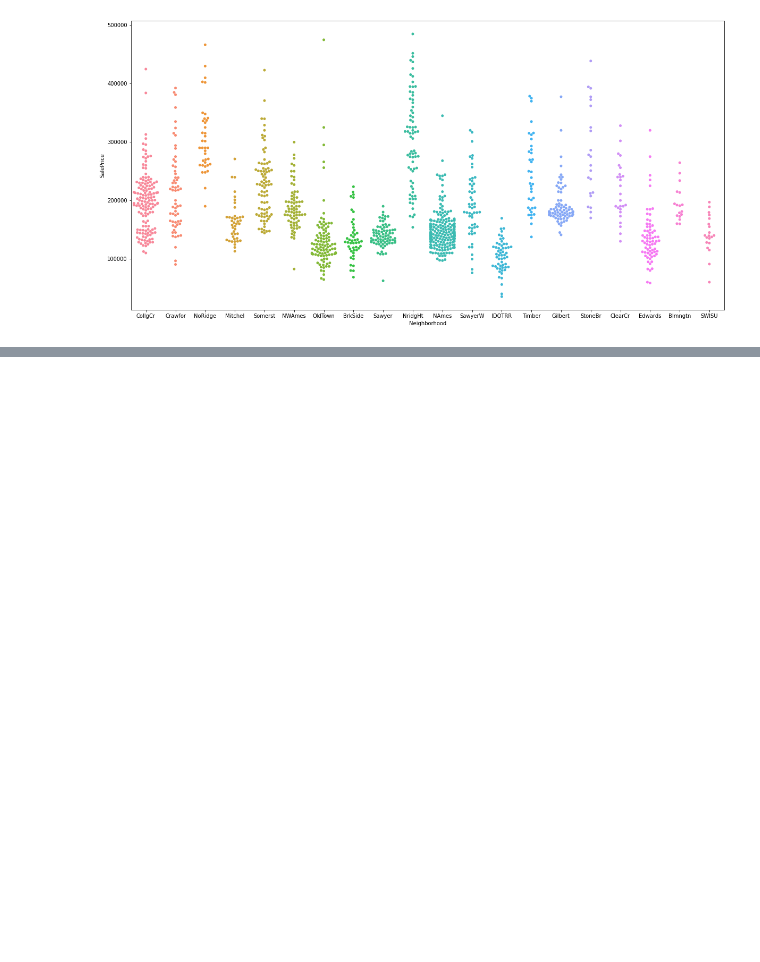
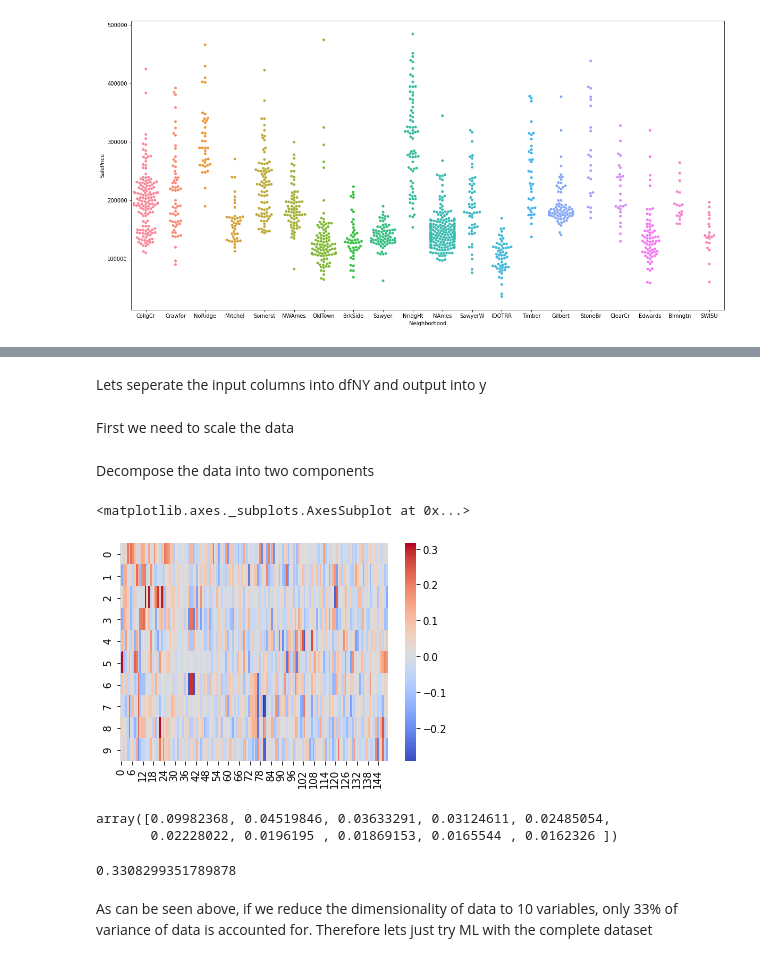
Before and after one commit to janjuatest/Kaggle, a Jupyter notebook: HousingPrices.ipynb, the cells around one changed output, grey strips where cells are left out. Cells and saved outputs as stored; diff of their text form; code cells hidden in the pictures; blank space fills up the shorter version.

```diff
--- a/HousingPrices.ipynb
+++ b/HousingPrices.ipynb
@@ -1172,0 +1221,2 @@ df=pd.get_dummies(df,columns=['Neighborhood'],drop_first=True)
+# %%
+df=pd.get_dummies(df,columns=['BldgType'],drop_first=True)
@@ -1172,0 +1251,34 @@ df=pd.get_dummies(df,columns=['Neighborhood'],drop_first=True)
+# %%
+dfNY=df.drop(columns=['SalePrice'])
+# %% [markdown]
+Lets seperate the input columns into dfNY and output into y
+# %%
+from sklearn.preprocessing import StandardScaler
+scaler=StandardScaler()
+scaler.fit(dfNY)
+scaled_df=scaler.transform(dfNY)
+# %% [markdown]
+First we need to scale the data
+# %%
+from sklearn.decomposition import PCA
+pca=PCA(n_components=10)
+pca.fit(scaled_df)
+df_pca=pca.transform(scaled_df)
+# %% [markdown]
+Decompose the data into two components
+# %%
+sns.heatmap(pca.components_,cmap="coolwarm")
+# %% [output]
+<matplotlib.axes._subplots.AxesSubplot at 0x...>
+[figure, added]
+# %%
+pca.explained_variance_ratio_
+# %% [output]
+array([0.09982368, 0.04519846, 0.03633291, 0.03124611, 0.02485054,
+       0.02228022, 0.0196195 , 0.01869153, 0.0165544 , 0.0162326 ])
+# %%
+pca.explained_variance_ratio_.sum()
+# %% [output]
+0.3308299351789878
+# %% [markdown]
+As can be seen above, if we reduce the dimensionality of data to 10 variables, only 33% of variance of data is accounted for. Therefore lets just try ML with the complete dataset
```
Also changed, not shown: parts of 13 cells of this notebook.
